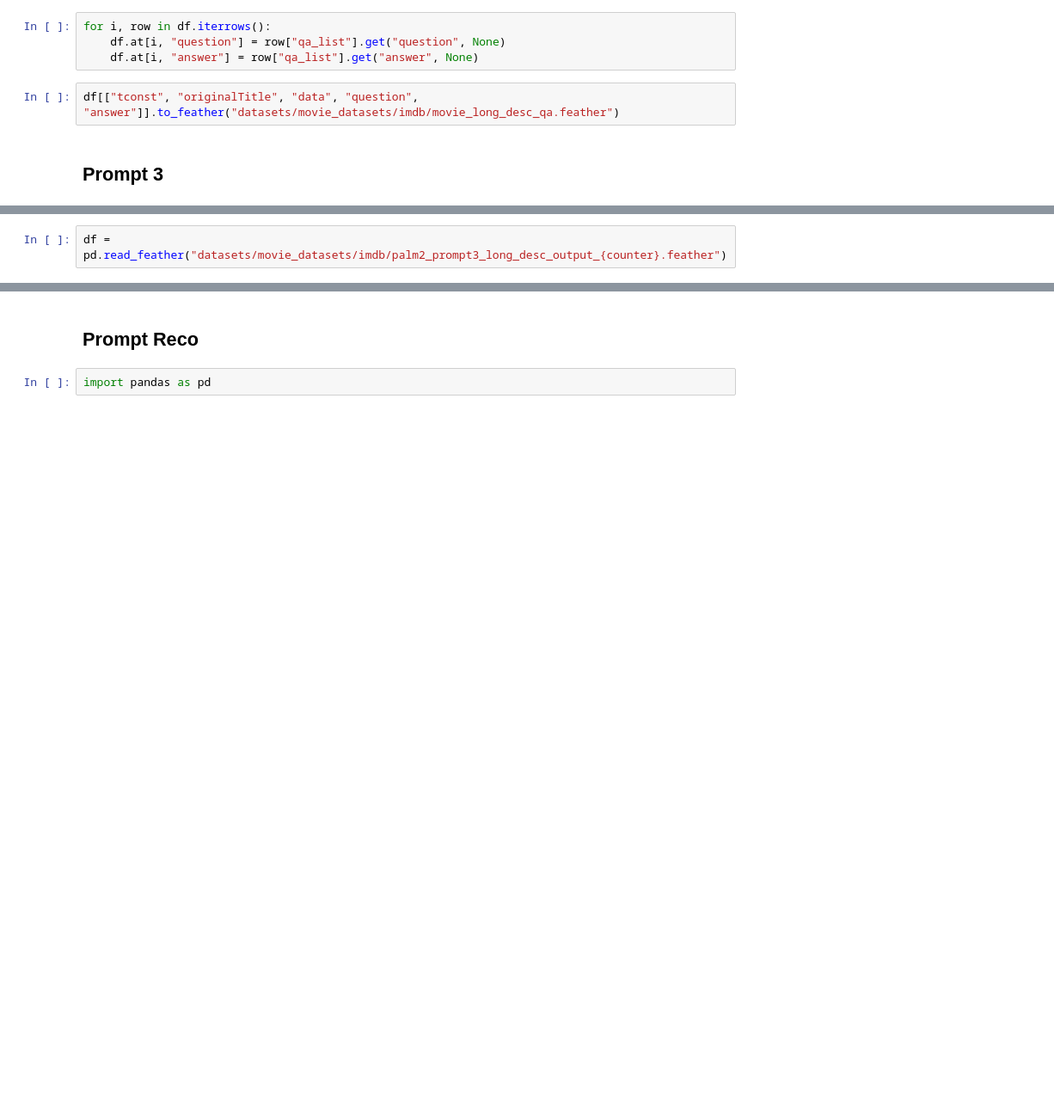
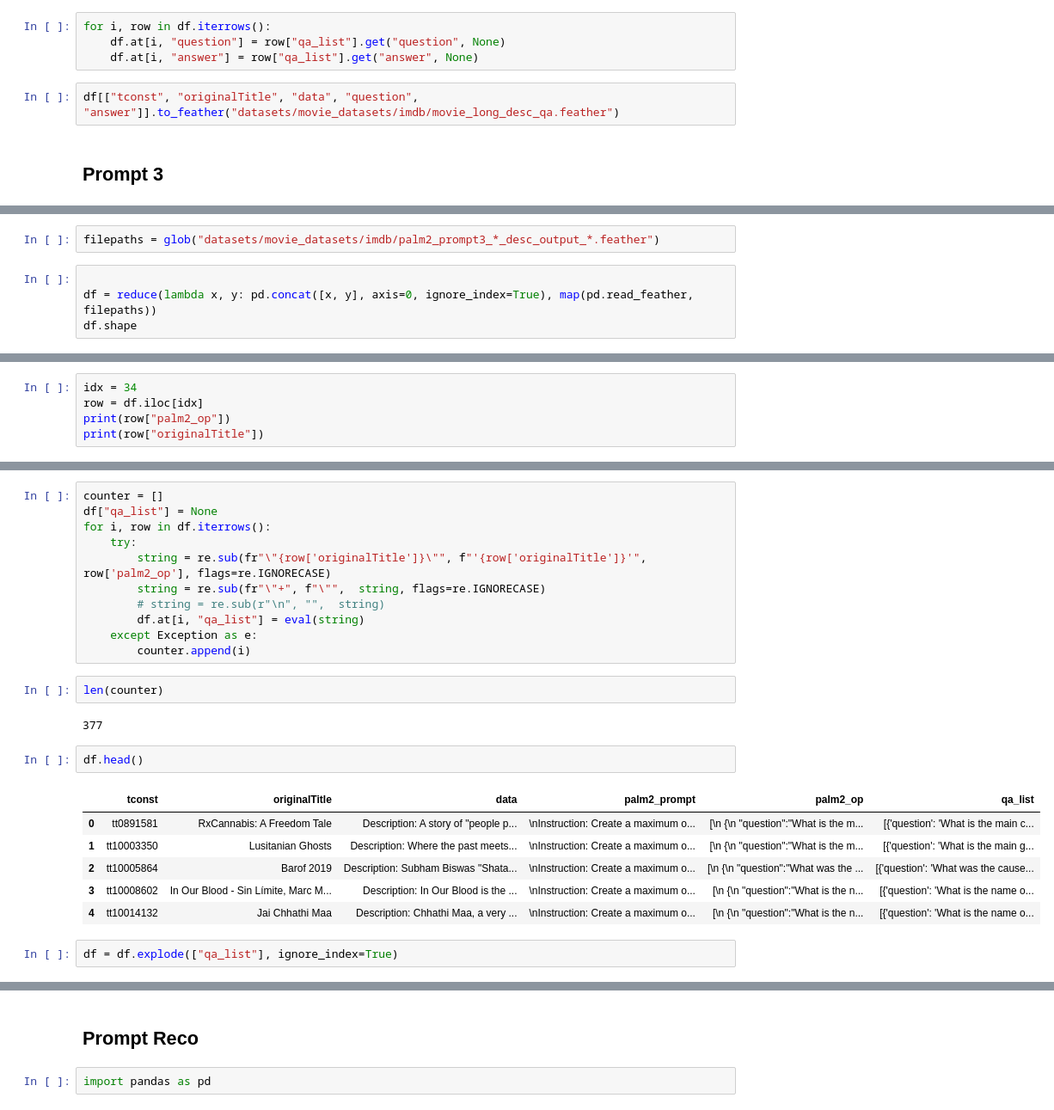
Before and after one commit to smendes2901/movie_chat_bot, a Jupyter notebook: palm2.ipynb, the cells around one changed output, grey strips where cells are left out. Shown: that part at 86% size. Drawn from its saved outputs; the diff is of its cells as text; blank space fills up the shorter version.

```diff
--- a/palm2.ipynb
+++ b/palm2.ipynb
@@ -572,2 +575,6 @@ import pandas as pd
 # %%
-df = pd.read_feather("datasets/movie_datasets/imdb/palm2_prompt3_long_desc_output_{counter}.feather")
+filepaths = glob("datasets/movie_datasets/imdb/palm2_prompt3_*_desc_output_*.feather")
+# %%
+
+df = reduce(lambda x, y: pd.concat([x, y], axis=0, ignore_index=True), map(pd.read_feather, filepaths))
+df.shape
@@ -573,0 +592,5 @@ df = pd.read_feather("datasets/movie_datasets/imdb/palm2_prompt3_long_desc_outpu
+# %%
+idx = 34
+row = df.iloc[idx]
+print(row["palm2_op"])
+print(row["originalTitle"])
@@ -573,0 +613,26 @@ df = pd.read_feather("datasets/movie_datasets/imdb/palm2_prompt3_long_desc_outpu
+# %%
+counter = []
+df["qa_list"] = None
+for i, row in df.iterrows():
+    try:
+        string = re.sub(fr"\"{row['originalTitle']}\"", f"'{row['originalTitle']}'",  row['palm2_op'], flags=re.IGNORECASE)
+        string = re.sub(fr"\"+", f"\"",  string, flags=re.IGNORECASE)
+        # string = re.sub(r"\n", "",  string)
+        df.at[i, "qa_list"] = eval(string)
+    except Exception as e:
+        counter.append(i)
+# %%
+len(counter)
+# %% [output]
+377
+# %%
+df.head()
+# %% [output]
+|  | tconst | originalTitle | data | palm2_prompt | palm2_op | qa_list |
+| 0 | tt0891581 | RxCannabis: A Freedom Tale | Description: A story of "people p... | \nInstruction: Create a maximum o... | [\n {\n "question":"What is the m... | [{'question': 'What is the main c... |
+| 1 | tt10003350 | Lusitanian Ghosts | Description: Where the past meets... | \nInstruction: Create a maximum o... | [\n {\n "question":"What is the m... | [{'question': 'What is the main g... |
+| 2 | tt10005864 | Barof 2019 | Description: Subham Biswas "Shata... | \nInstruction: Create a maximum o... | [\n {\n "question":"What was the ... | [{'question': 'What was the cause... |
+| 3 | tt10008602 | In Our Blood - Sin Límite, Marc M... | Description: In Our Blood is the ... | \nInstruction: Create a maximum o... | [\n {\n "question":"What is the n... | [{'question': 'What is the name o... |
+| 4 | tt10014132 | Jai Chhathi Maa | Description: Chhathi Maa, a very ... | \nInstruction: Create a maximum o... | [\n {\n "question":"What is the n... | [{'question': 'What is the name o... |
+# %%
+df = df.explode(["qa_list"], ignore_index=True)
```
Also changed, not shown: parts of 13 cells of this notebook, 10 other files.
